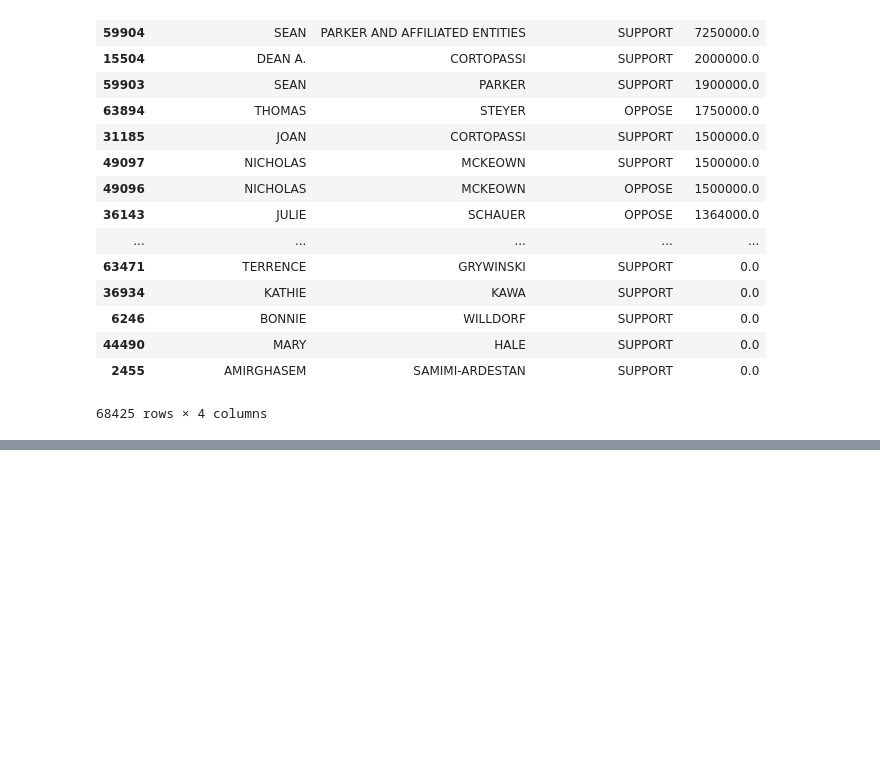
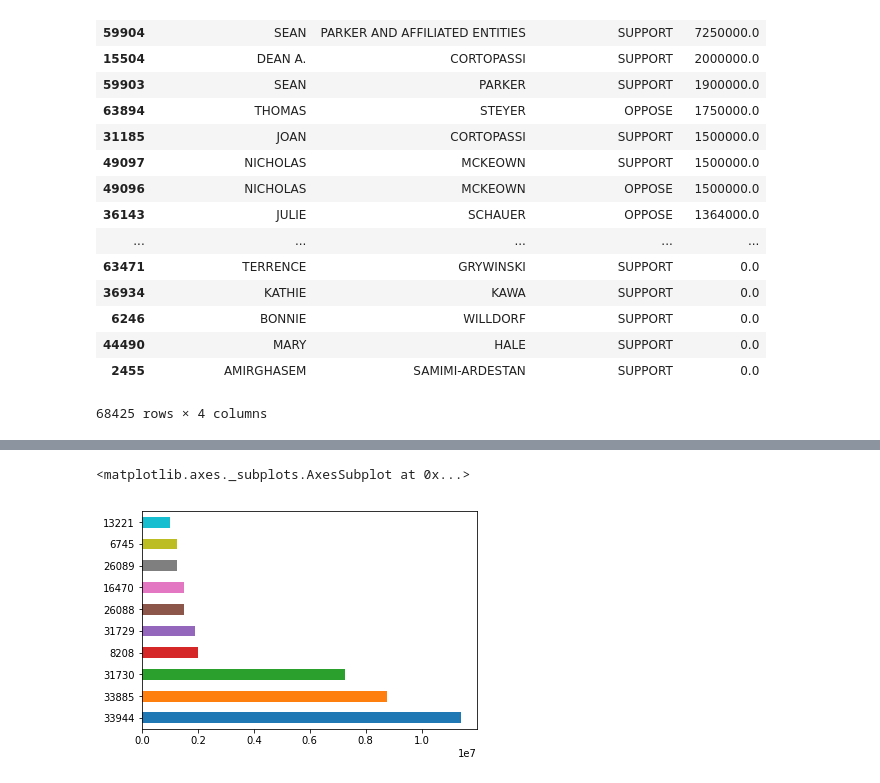
Before and after one commit to chrismvasq/first-python-notebook, a Jupyter notebook: first python notebook.ipynb, the cells around one changed output, grey strips where cells are left out. Drawn from its saved outputs; the diff is of its cells as text; code cells hidden in the pictures; blank space fills up the shorter version.

```diff
--- a/first python notebook.ipynb
+++ b/first python notebook.ipynb
@@ -575,0 +619,5 @@ merged.groupby(["contributor_firstname", "contributor_lastname", "committee_posi
+# %%
+top_supporters.amount.plot.barh()
+# %% [output]
+<matplotlib.axes._subplots.AxesSubplot at 0x...>
+[figure, added]
```
Also changed, not shown: parts of 19 cells of this notebook.
